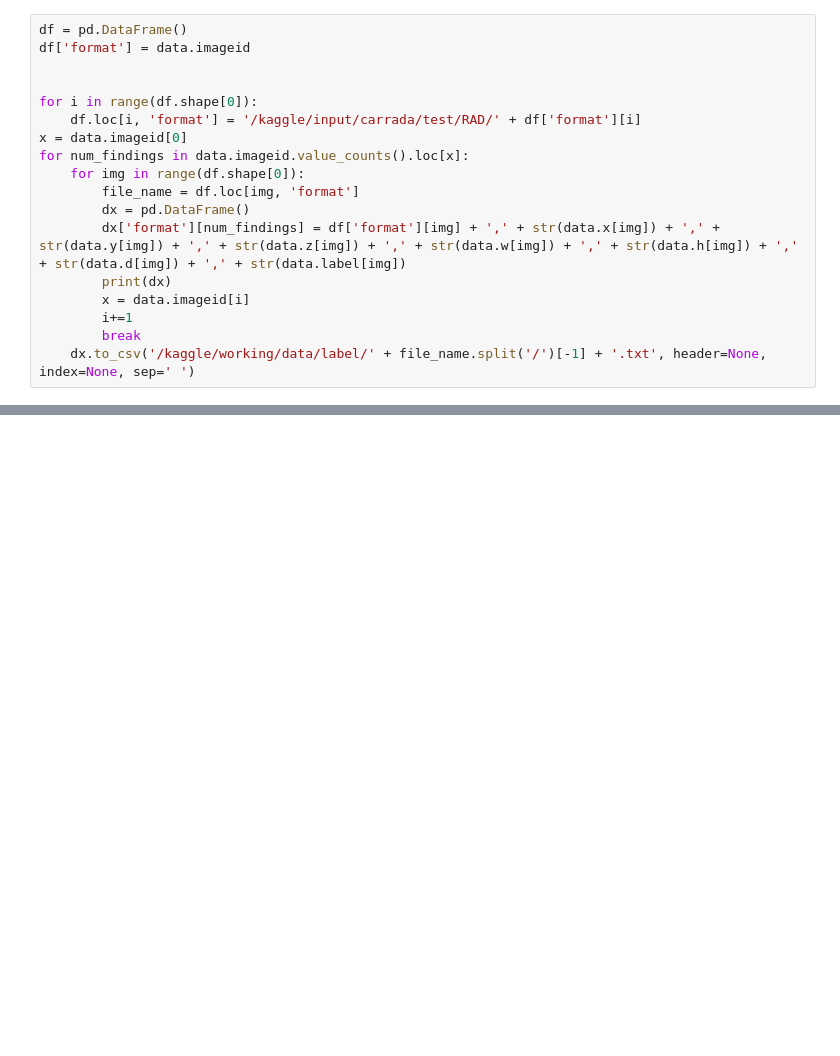
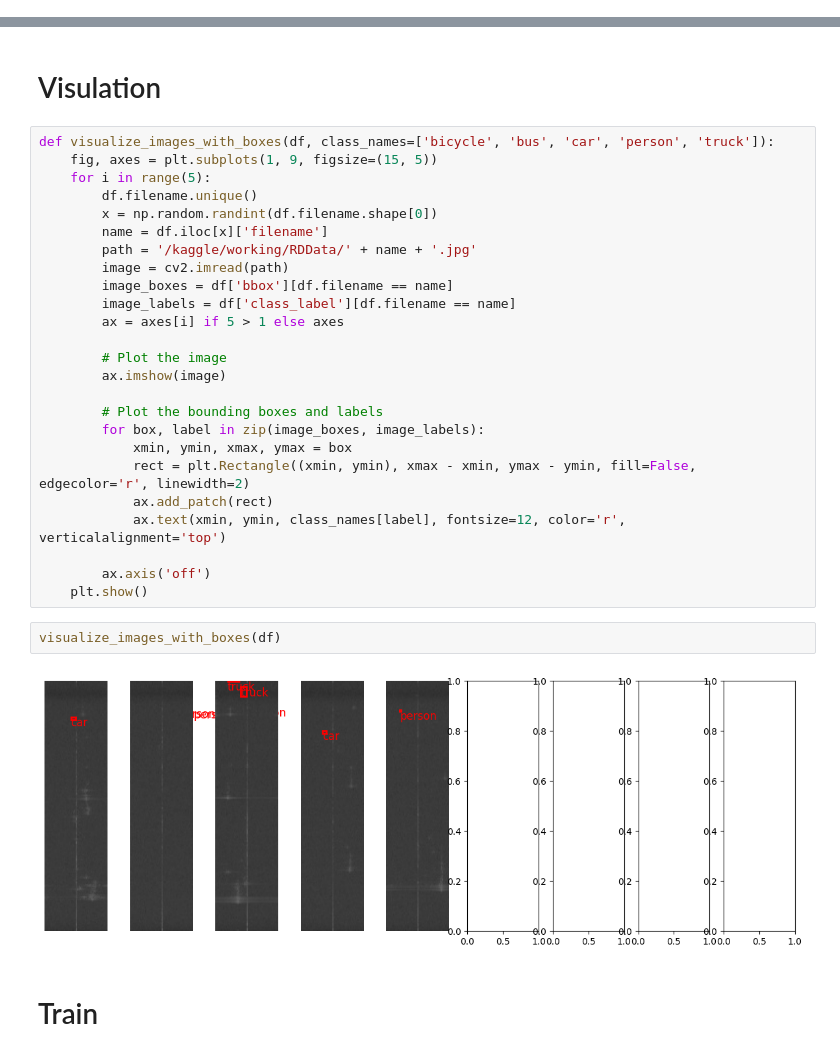
Before and after one commit to AhmedAchraf2001/Automotive-radar-object-detection, a Jupyter notebook: Source/automotive-radar-object-detection.ipynb, the cells around one changed output, grey strips where cells are left out. Drawn from its saved outputs; the diff is of its cells as text; blank space fills up the shorter version.

```diff
--- a/Source/automotive-radar-object-detection.ipynb
+++ b/Source/automotive-radar-object-detection.ipynb
@@ -830,18 +188,0 @@ train = trainGenerator
-# %%
-df = pd.DataFrame()
-df['format'] = data.imageid
-
-
-for i in range(df.shape[0]):
-    df.loc[i, 'format'] = '/kaggle/input/carrada/test/RAD/' + df['format'][i]
-x = data.imageid[0]
-for num_findings in data.imageid.value_counts().loc[x]:
-    for img in range(df.shape[0]):
-        file_name = df.loc[img, 'format']
-        dx = pd.DataFrame()
-        dx['format'][num_findings] = df['format'][img] + ',' + str(data.x[img]) + ',' + str(data.y[img]) + ',' + str(data.z[img]) + ',' + str(data.w[img]) + ',' + str(data.h[img]) + ',' + str(data.d[img]) + ',' + str(data.label[img])
-        print(dx)
-        x = data.imageid[i]
-        i+=1
-        break
-    dx.to_csv('/kaggle/working/data/label/' + file_name.split('/')[-1] + '.txt', header=None, index=None, sep=' ')
@@ -858,0 +279,33 @@ for num_findings in data.imageid.value_counts().loc[x]:
+# %% [markdown]
+# Visulation
+# %%
+def visualize_images_with_boxes(df, class_names=['bicycle', 'bus', 'car', 'person', 'truck']):
+    fig, axes = plt.subplots(1, 9, figsize=(15, 5))
+    for i in range(5):
+        df.filename.unique()
+        x = np.random.randint(df.filename.shape[0])
+        name = df.iloc[x]['filename']
+        path = '/kaggle/working/RDData/' + name + '.jpg'
+        image = cv2.imread(path)
+        image_boxes = df['bbox'][df.filename == name]
+        image_labels = df['class_label'][df.filename == name]
+        ax = axes[i] if 5 > 1 else axes
+
+        # Plot the image
+        ax.imshow(image)
+
+        # Plot the bounding boxes and labels
+        for box, label in zip(image_boxes, image_labels):
+            xmin, ymin, xmax, ymax = box
+            rect = plt.Rectangle((xmin, ymin), xmax - xmin, ymax - ymin, fill=False, edgecolor='r', linewidth=2)
+            ax.add_patch(rect)
+            ax.text(xmin, ymin, class_names[label], fontsize=12, color='r', verticalalignment='top')
+
+        ax.axis('off')
+    plt.show()
+# %%
+visualize_images_with_boxes(df)
+# %% [output]
+[figure, added]
+# %% [markdown]
+# Train
```
Also changed, not shown: parts of 131 cells of this notebook, 12 other files.
